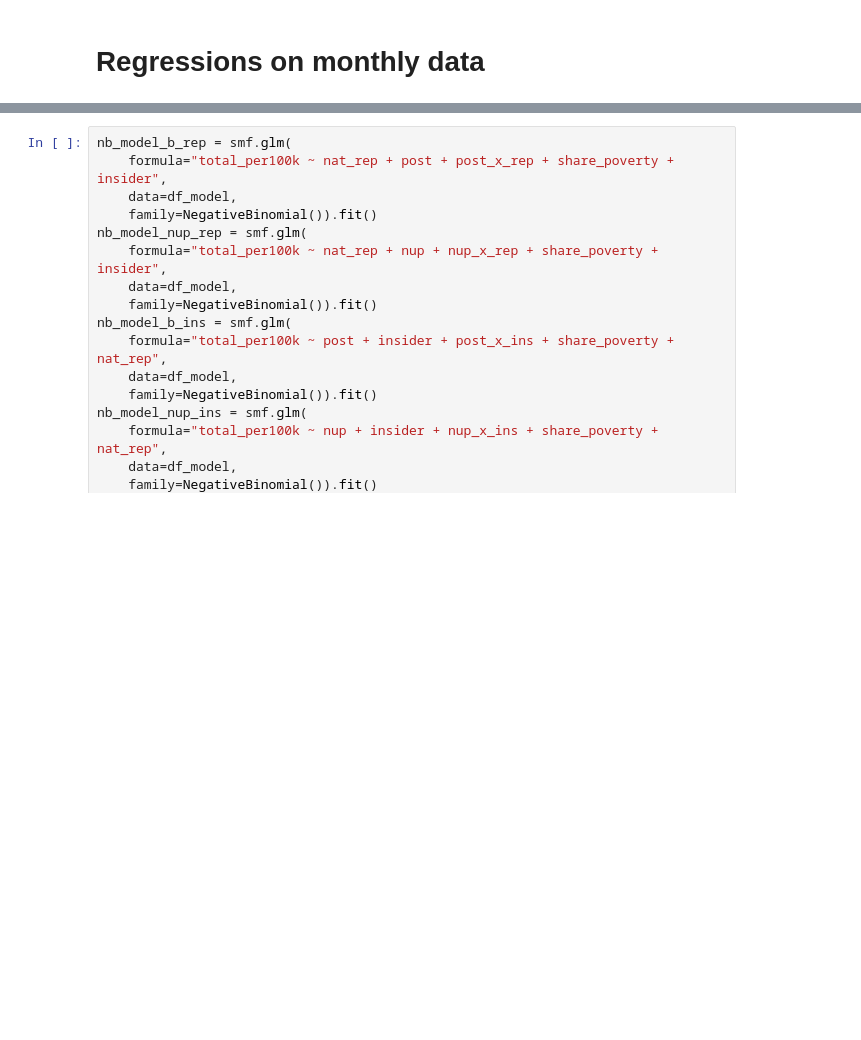
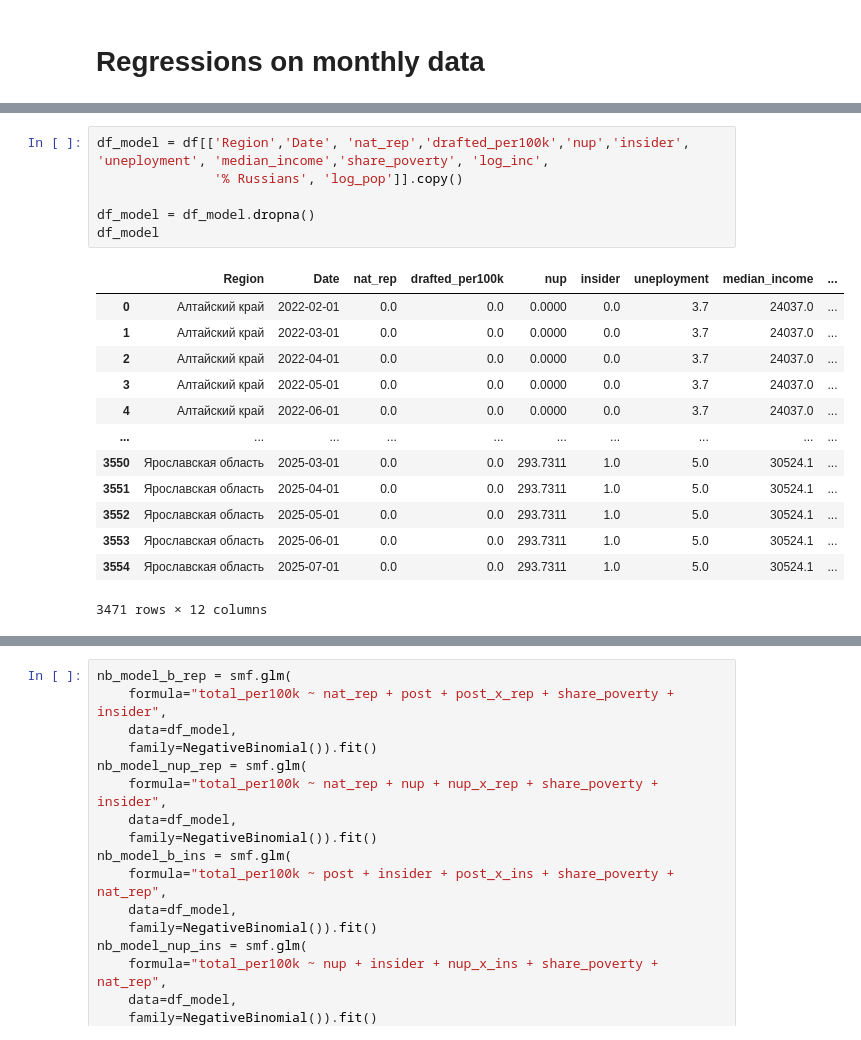
Before and after one commit to ahalian/Thesis, a Jupyter notebook: final/regression.ipynb, the cells around one changed output, grey strips where cells are left out. Cells and saved outputs as stored; diff of their text form; blank space fills up the shorter version.

```diff
--- a/final/regression.ipynb
+++ b/final/regression.ipynb
@@ -60,0 +166,20 @@ df_model
+# %%
+df_model = df[['Region','Date', 'nat_rep','drafted_per100k','nup','insider', 'uneployment', 'median_income','share_poverty', 'log_inc',
+               '% Russians', 'log_pop']].copy()
+
+df_model = df_model.dropna()
+df_model
+# %% [output]
+|  | Region | Date | nat_rep | drafted_per100k | nup | insider | uneployment | median_income | ... |
+| 0 | Алтайский край | 2022-02-01 | 0.0 | 0.0 | 0.0000 | 0.0 | 3.7 | 24037.0 | ... |
+| 1 | Алтайский край | 2022-03-01 | 0.0 | 0.0 | 0.0000 | 0.0 | 3.7 | 24037.0 | ... |
+| 2 | Алтайский край | 2022-04-01 | 0.0 | 0.0 | 0.0000 | 0.0 | 3.7 | 24037.0 | ... |
+| 3 | Алтайский край | 2022-05-01 | 0.0 | 0.0 | 0.0000 | 0.0 | 3.7 | 24037.0 | ... |
+| 4 | Алтайский край | 2022-06-01 | 0.0 | 0.0 | 0.0000 | 0.0 | 3.7 | 24037.0 | ... |
+| ... | ... | ... | ... | ... | ... | ... | ... | ... | ... |
+| 3550 | Ярославская область | 2025-03-01 | 0.0 | 0.0 | 293.7311 | 1.0 | 5.0 | 30524.1 | ... |
+| 3551 | Ярославская область | 2025-04-01 | 0.0 | 0.0 | 293.7311 | 1.0 | 5.0 | 30524.1 | ... |
+| 3552 | Ярославская область | 2025-05-01 | 0.0 | 0.0 | 293.7311 | 1.0 | 5.0 | 30524.1 | ... |
+| 3553 | Ярославская область | 2025-06-01 | 0.0 | 0.0 | 293.7311 | 1.0 | 5.0 | 30524.1 | ... |
+| 3554 | Ярославская область | 2025-07-01 | 0.0 | 0.0 | 293.7311 | 1.0 | 5.0 | 30524.1 | ... |
+3471 rows × 12 columns
```
Also changed, not shown: parts of 12 cells of this notebook, 4 other files.
